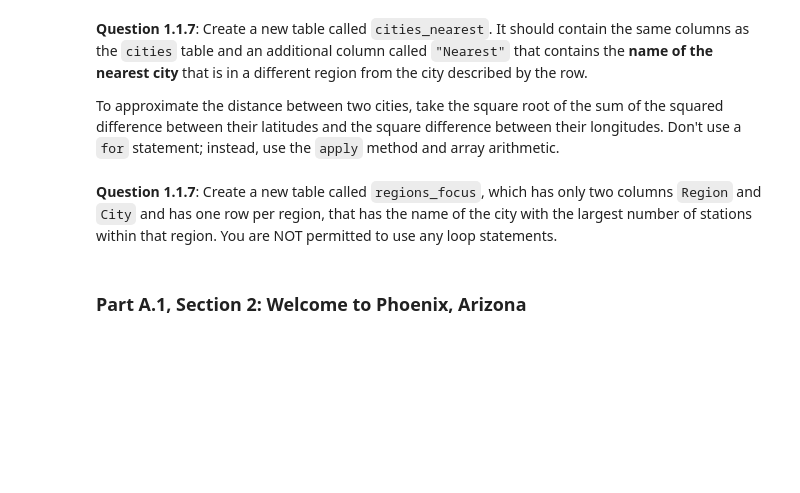
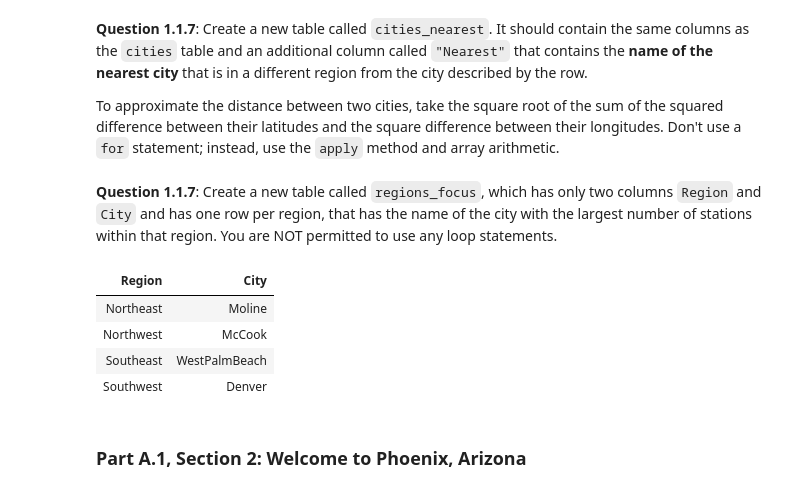
Before and after one commit to shatha-alhazbi/gaza-through-data, a Jupyter notebook: Part A/project.ipynb, the cells around one changed output. Cells and saved outputs as stored; diff of their text form; code cells hidden in the pictures; blank space fills up the shorter version.

```diff
--- a/Part A/project.ipynb
+++ b/Part A/project.ipynb
@@ -144,9 +192,19 @@ To approximate the distance between two cities, take the square root of the sum
 # %% [markdown]
 **Question 1.1.7**: Create a new table called `regions_focus`, which has only two columns `Region` and `City` and has one row per region, that has the name of the city with the largest number of stations within that region. You are NOT permitted to use any loop statements.
 # %%
-...
-regions_focus = ...
+def first(array):
+    return array.item(0)
+
+stations_by_city_region = cities.group(['Region', 'Name']).sort('count', descending = True)
+cities_by_region = stations_by_city_region.group('Region', first).select('Region', 'Name first')
+regions_focus = cities_by_region.relabeled('Name first', 'City')
 regions_focus
+# %% [output]
+| Region | City |
+| Northeast | Moline |
+| Northwest | McCook |
+| Southeast | WestPalmBeach |
+| Southwest | Denver |
 # %%
 grader.check("q1_1_7")
 # %% [markdown]
```
Also changed, not shown: parts of 11 cells of this notebook, 1 other file.
